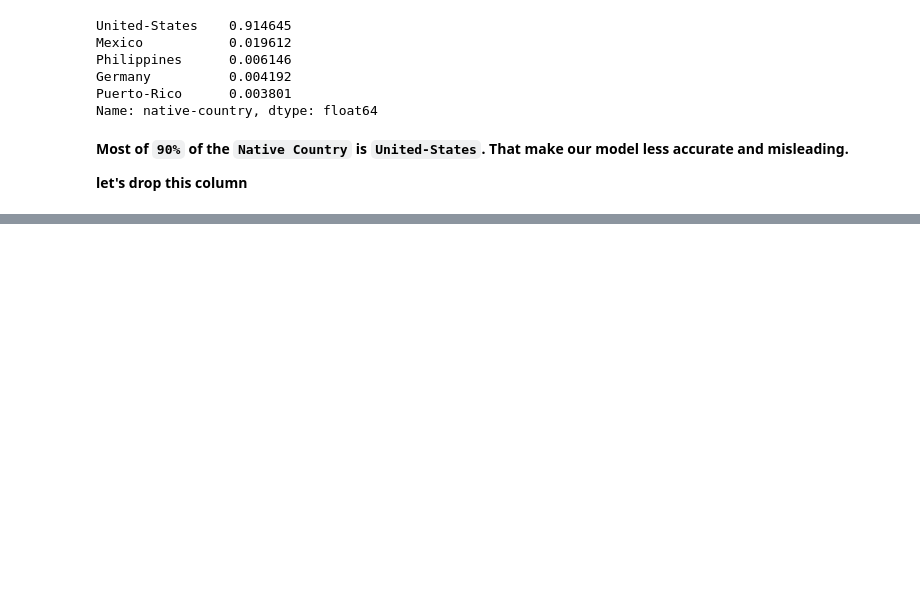
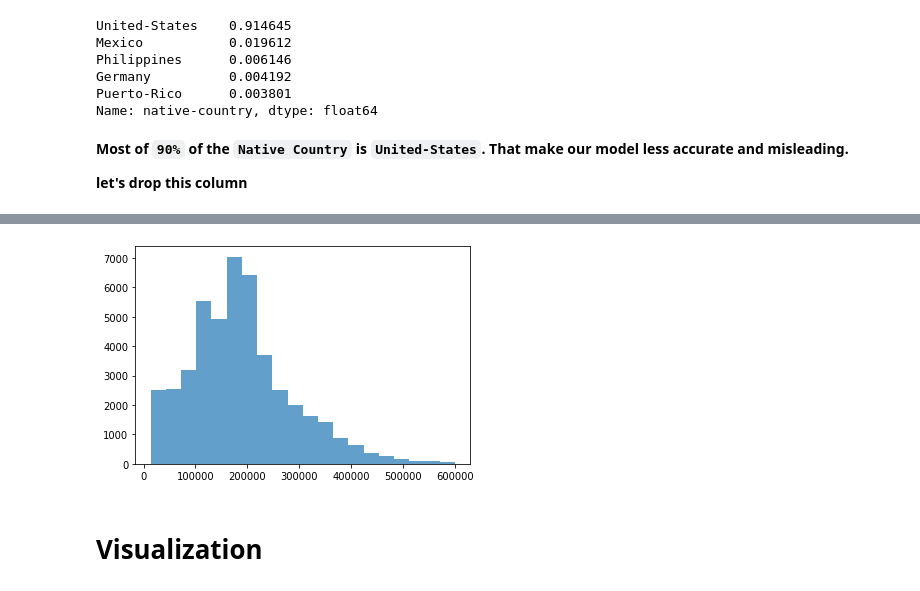
Before and after one commit to Praveen-Rajes/Census-Income-Random-Forest-and-Naive-Bayes, a Jupyter notebook: CourseWork.ipynb, the cells around one changed output, grey strips where cells are left out. Cells and saved outputs as stored; diff of their text form; code cells hidden in the pictures; blank space fills up the shorter version.

```diff
--- a/CourseWork.ipynb
+++ b/CourseWork.ipynb
@@ -184,0 +191,11 @@ df.drop(columns='native-country', inplace=True)
+# %%
+
+mask = df['fnlwgt'] > 0.6*1000000
+
+# Replace the values that satisfy the mask with the mean value
+df.loc[mask, 'fnlwgt'] = np.ceil(df['fnlwgt'].mean())
+plt.hist(df['fnlwgt'], bins=20, alpha=0.7);
+# %% [output]
+[figure, added]
+# %% [markdown]
+# Visualization
```
Also changed, not shown: parts of 14 cells of this notebook, 1 other file.
